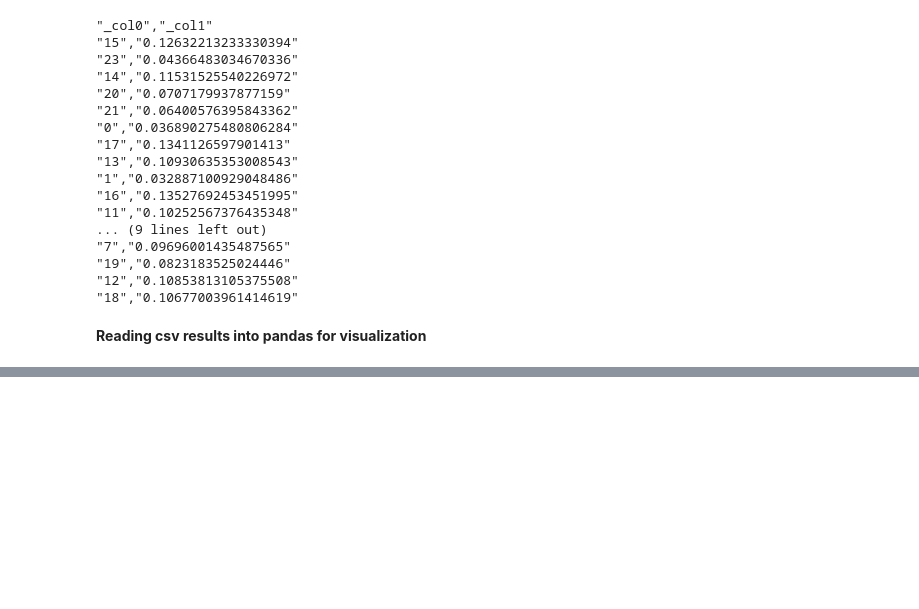
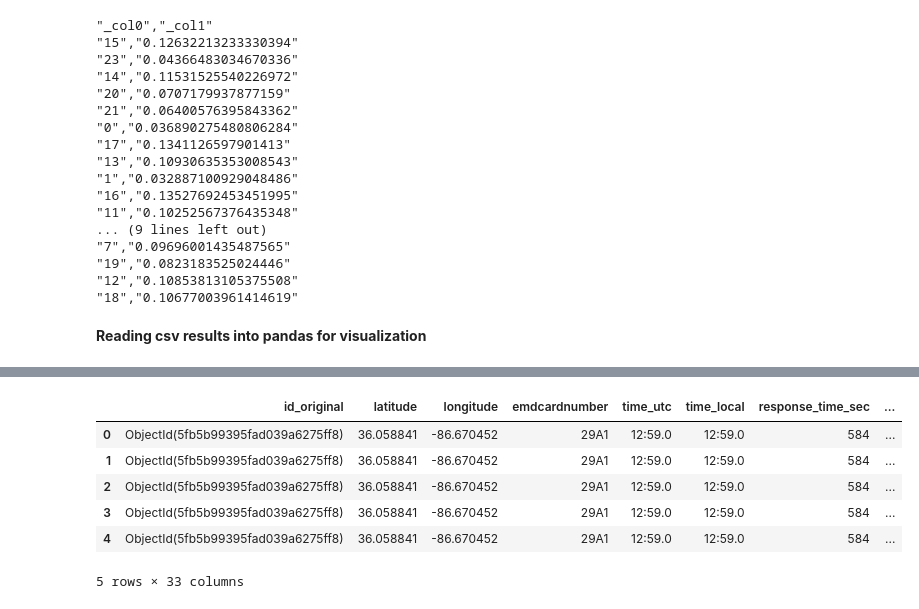
Before and after one commit to zakarlyya/weather-traffic-incidents, a Jupyter notebook: load_data.ipynb, the cells around one changed output, grey strips where cells are left out. Saved outputs shown, nothing was run; the diff lists cells and outputs as text; code cells hidden in the pictures; blank space fills up the shorter version.

```diff
--- a/load_data.ipynb
+++ b/load_data.ipynb
@@ -85,0 +173,26 @@ fig
+# %%
+df = df.drop(columns=['county', 'month_1', 'hour_of_day_1', 'day_1', 'window_of_day_1', 'day_of_week_1', 'window_id_1'])
+# %%
+df['weekend_or_not'] = df['weekend_or_not'].fillna(0).astype(int)
+df['response_time_sec'] = df['response_time_sec'].fillna(0).astype(int)
+df['year'] = df['year'].fillna(0).astype(int)
+df['month'] = df['month'].fillna(0).astype(int)
+df['xdgroup'] = df['xdgroup'].fillna(0).astype(int)
+df['hour_of_day'] = df['hour_of_day'].fillna(0).astype(int)
+df['day'] = df['day'].fillna(0).astype(int)
+df['window_of_day'] = df['window_of_day'].fillna(0).astype(int)
+df['incident_id'] = df['incident_id'].fillna(0).astype(int)
+df['segid'] = df['segid'].fillna(0).astype(int)
+df['xd_id'] = df['xd_id'].fillna(0).astype(int)
+df['xdsegid'] = df['xdsegid'].fillna(0).astype(int)
+
+
+df.head()
+# %% [output]
+|  | id_original | latitude | longitude | emdcardnumber | time_utc | time_local | response_time_sec | ... |
+| 0 | ObjectId(5fb5b99395fad039a6275ff8) | 36.058841 | -86.670452 | 29A1 | 12:59.0 | 12:59.0 | 584 | ... |
+| 1 | ObjectId(5fb5b99395fad039a6275ff8) | 36.058841 | -86.670452 | 29A1 | 12:59.0 | 12:59.0 | 584 | ... |
+| 2 | ObjectId(5fb5b99395fad039a6275ff8) | 36.058841 | -86.670452 | 29A1 | 12:59.0 | 12:59.0 | 584 | ... |
+| 3 | ObjectId(5fb5b99395fad039a6275ff8) | 36.058841 | -86.670452 | 29A1 | 12:59.0 | 12:59.0 | 584 | ... |
+| 4 | ObjectId(5fb5b99395fad039a6275ff8) | 36.058841 | -86.670452 | 29A1 | 12:59.0 | 12:59.0 | 584 | ... |
+5 rows × 33 columns
```
Also changed, not shown: parts of 18 cells of this notebook.
